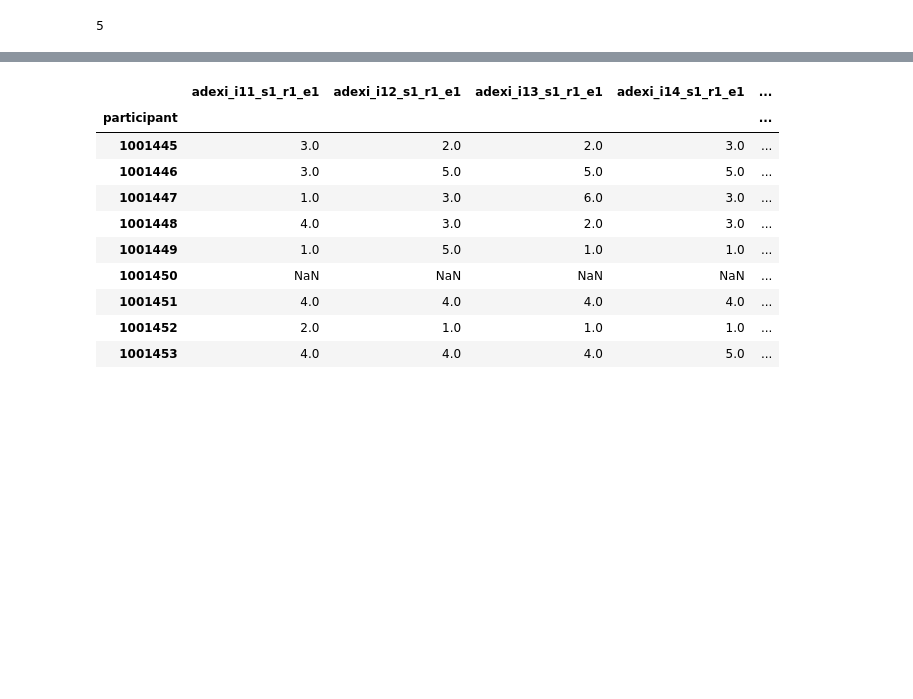
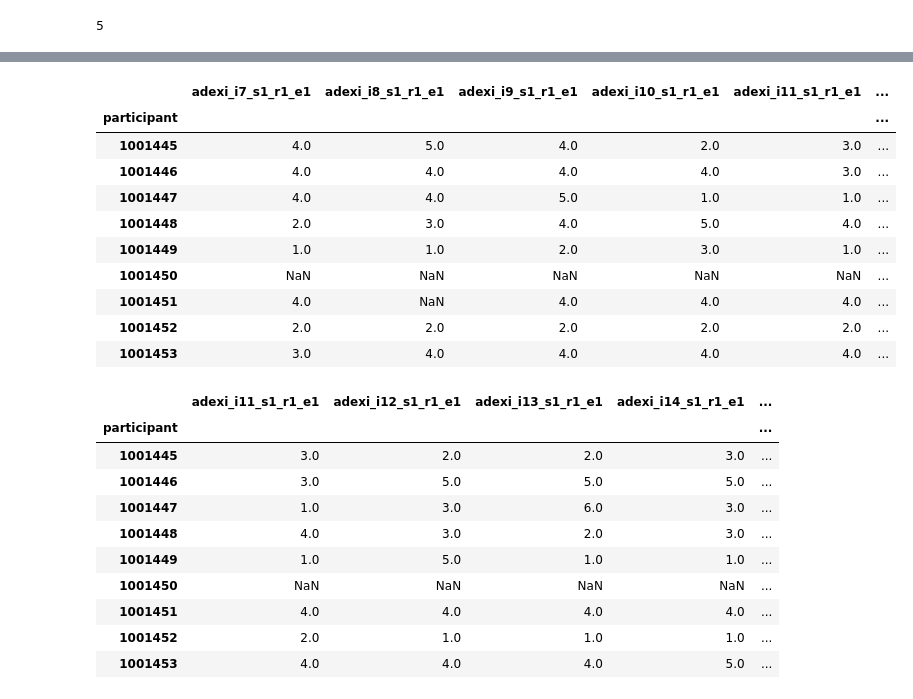
Before and after one commit to davhunt/instruments, a Jupyter notebook: script/Testing.ipynb, the cells around one changed output, grey strips where cells are left out. Drawn from its saved outputs; the diff is of its cells as text; code cells hidden in the pictures; blank space fills up the shorter version.

```diff
--- a/script/Testing.ipynb
+++ b/script/Testing.ipynb
@@ -488,3 +465,17 @@ df[df.columns[0:11]]
+# %%
+dataframe[dataframe.columns[7:19]]
+# %% [output]
+|  | adexi_i7_s1_r1_e1 | adexi_i8_s1_r1_e1 | adexi_i9_s1_r1_e1 | adexi_i10_s1_r1_e1 | adexi_i11_s1_r1_e1 | ... |
+| participant |  |  |  |  |  | ... |
+| 1001445 | 4.0 | 5.0 | 4.0 | 2.0 | 3.0 | ... |
+| 1001446 | 4.0 | 4.0 | 4.0 | 4.0 | 3.0 | ... |
+| 1001447 | 4.0 | 4.0 | 5.0 | 1.0 | 1.0 | ... |
+| 1001448 | 2.0 | 3.0 | 4.0 | 5.0 | 4.0 | ... |
+| 1001449 | 1.0 | 1.0 | 2.0 | 3.0 | 1.0 | ... |
+| 1001450 | NaN | NaN | NaN | NaN | NaN | ... |
+| 1001451 | 4.0 | NaN | 4.0 | 4.0 | 4.0 | ... |
+| 1001452 | 2.0 | 2.0 | 2.0 | 2.0 | 2.0 | ... |
+| 1001453 | 3.0 | 4.0 | 4.0 | 4.0 | 4.0 | ... |
 # %%
 df[df.columns[11:22]]
 # %% [output]
```
Also changed, not shown: parts of 10 cells of this notebook, 2 other files.
